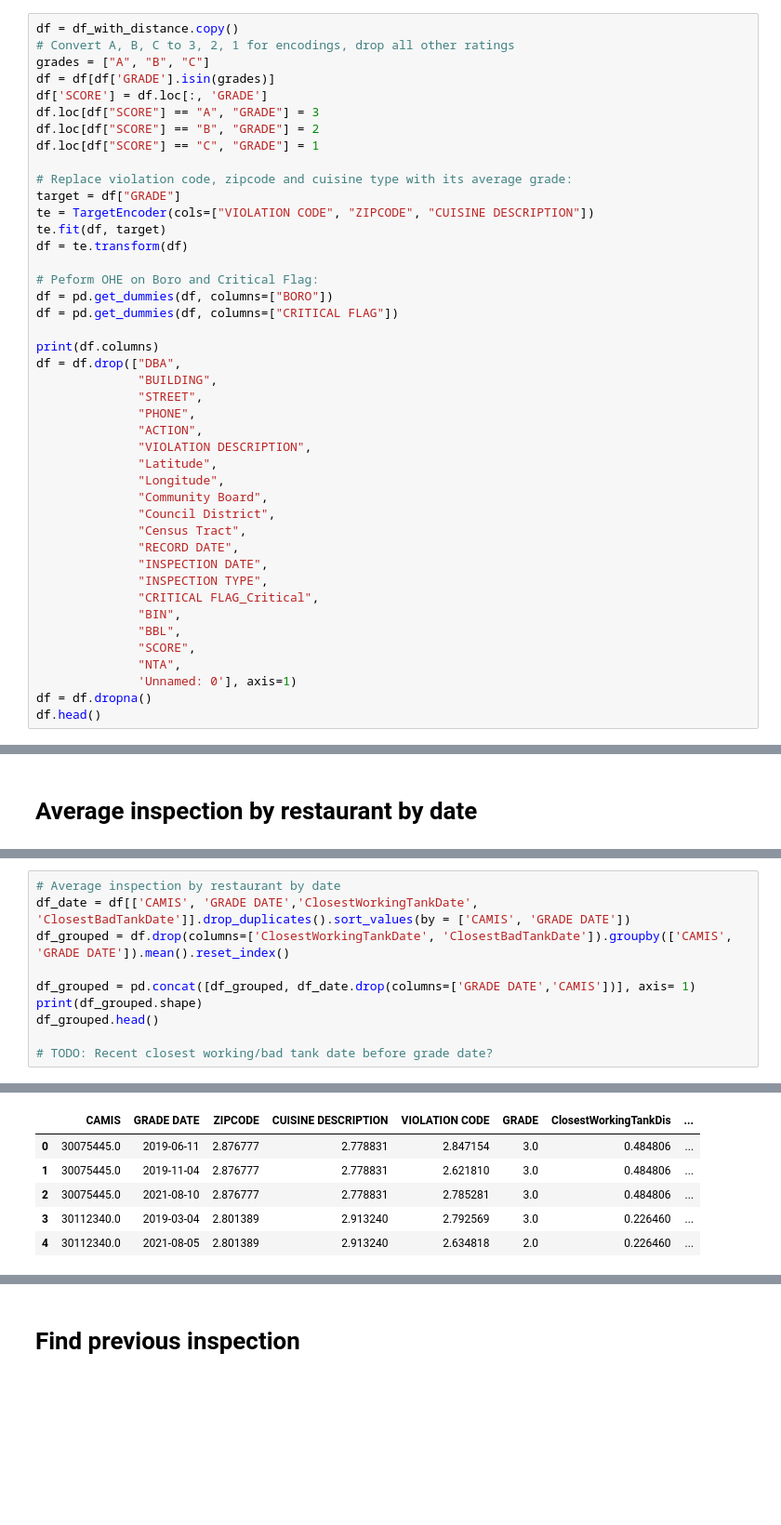
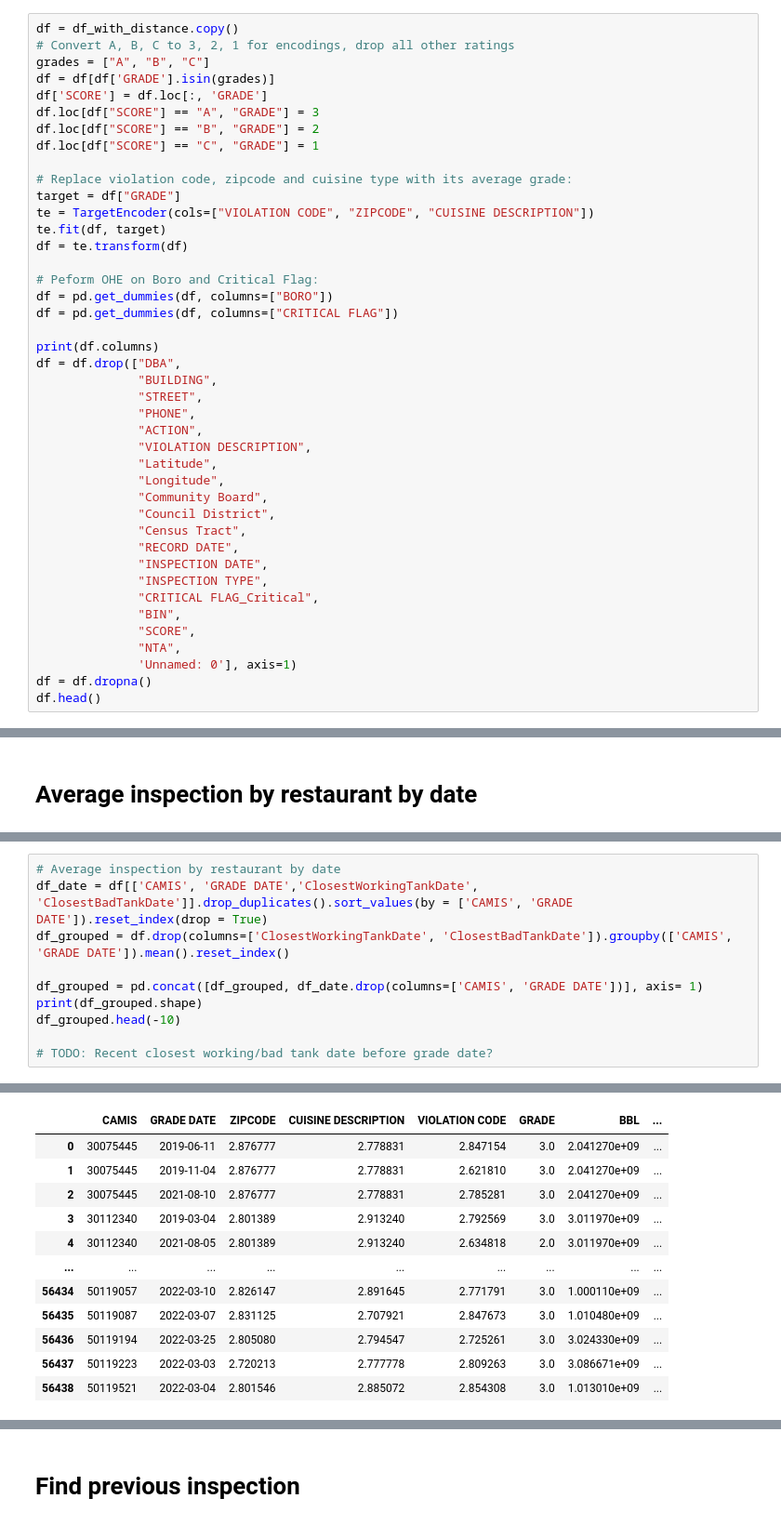
Before and after one commit to clarissarjtai/NYC-Restaurant-Sanitation-Level-Prediction, a Jupyter notebook: data_preprocessing.ipynb, the cells around one changed output, grey strips where cells are left out. Shown at 93% size. Saved outputs shown, nothing was run; the diff lists cells and outputs as text; blank space fills up the shorter version.

```diff
--- a/data_preprocessing.ipynb
+++ b/data_preprocessing.ipynb
@@ -81,7 +81,6 @@ df = df.drop(["DBA",
               "INSPECTION TYPE",
               "CRITICAL FLAG_Critical",
               "BIN",
-              "BBL",
               "SCORE",
               "NTA",
               'Unnamed: 0'], axis=1)
@@ -157,11 +161,11 @@ Earliest ClosestBadTankDate:  2015-05-08 00:00:00
 # %%
 # Average inspection by restaurant by date
-df_date = df[['CAMIS', 'GRADE DATE','ClosestWorkingTankDate', 'ClosestBadTankDate']].drop_duplicates().sort_values(by = ['CAMIS', 'GRADE DATE'])
+df_date = df[['CAMIS', 'GRADE DATE','ClosestWorkingTankDate', 'ClosestBadTankDate']].drop_duplicates().sort_values(by = ['CAMIS', 'GRADE DATE']).reset_index(drop = True)
 df_grouped = df.drop(columns=['ClosestWorkingTankDate', 'ClosestBadTankDate']).groupby(['CAMIS', 'GRADE DATE']).mean().reset_index()
 
-df_grouped = pd.concat([df_grouped, df_date.drop(columns=['GRADE DATE','CAMIS'])], axis= 1)
+df_grouped = pd.concat([df_grouped, df_date.drop(columns=['CAMIS', 'GRADE DATE'])], axis= 1)
 print(df_grouped.shape)
-df_grouped.head()
+df_grouped.head(-10)
 
 # TODO: Recent closest working/bad tank date before grade date?
 # %% [output]
@@ -169,6 +173,12 @@ df_grouped.head()
-|  | CAMIS | GRADE DATE | ZIPCODE | CUISINE DESCRIPTION | VIOLATION CODE | GRADE | ClosestWorkingTankDis | ... |
-| 0 | 30075445.0 | 2019-06-11 | 2.876777 | 2.778831 | 2.847154 | 3.0 | 0.484806 | ... |
-| 1 | 30075445.0 | 2019-11-04 | 2.876777 | 2.778831 | 2.621810 | 3.0 | 0.484806 | ... |
-| 2 | 30075445.0 | 2021-08-10 | 2.876777 | 2.778831 | 2.785281 | 3.0 | 0.484806 | ... |
-| 3 | 30112340.0 | 2019-03-04 | 2.801389 | 2.913240 | 2.792569 | 3.0 | 0.226460 | ... |
-| 4 | 30112340.0 | 2021-08-05 | 2.801389 | 2.913240 | 2.634818 | 2.0 | 0.226460 | ... |
+|  | CAMIS | GRADE DATE | ZIPCODE | CUISINE DESCRIPTION | VIOLATION CODE | GRADE | BBL | ... |
+| 0 | 30075445 | 2019-06-11 | 2.876777 | 2.778831 | 2.847154 | 3.0 | 2.041270e+09 | ... |
+| 1 | 30075445 | 2019-11-04 | 2.876777 | 2.778831 | 2.621810 | 3.0 | 2.041270e+09 | ... |
+| 2 | 30075445 | 2021-08-10 | 2.876777 | 2.778831 | 2.785281 | 3.0 | 2.041270e+09 | ... |
+| 3 | 30112340 | 2019-03-04 | 2.801389 | 2.913240 | 2.792569 | 3.0 | 3.011970e+09 | ... |
+| 4 | 30112340 | 2021-08-05 | 2.801389 | 2.913240 | 2.634818 | 2.0 | 3.011970e+09 | ... |
+| ... | ... | ... | ... | ... | ... | ... | ... | ... |
+| 56434 | 50119057 | 2022-03-10 | 2.826147 | 2.891645 | 2.771791 | 3.0 | 1.000110e+09 | ... |
+| 56435 | 50119087 | 2022-03-07 | 2.831125 | 2.707921 | 2.847673 | 3.0 | 1.010480e+09 | ... |
+| 56436 | 50119194 | 2022-03-25 | 2.805080 | 2.794547 | 2.725261 | 3.0 | 3.024330e+09 | ... |
+| 56437 | 50119223 | 2022-03-03 | 2.720213 | 2.777778 | 2.809263 | 3.0 | 3.086671e+09 | ... |
+| 56438 | 50119521 | 2022-03-04 | 2.801546 | 2.885072 | 2.854308 | 3.0 | 1.013010e+09 | ... |
```
Also changed, not shown: parts of 22 cells of this notebook, 5 other files.
